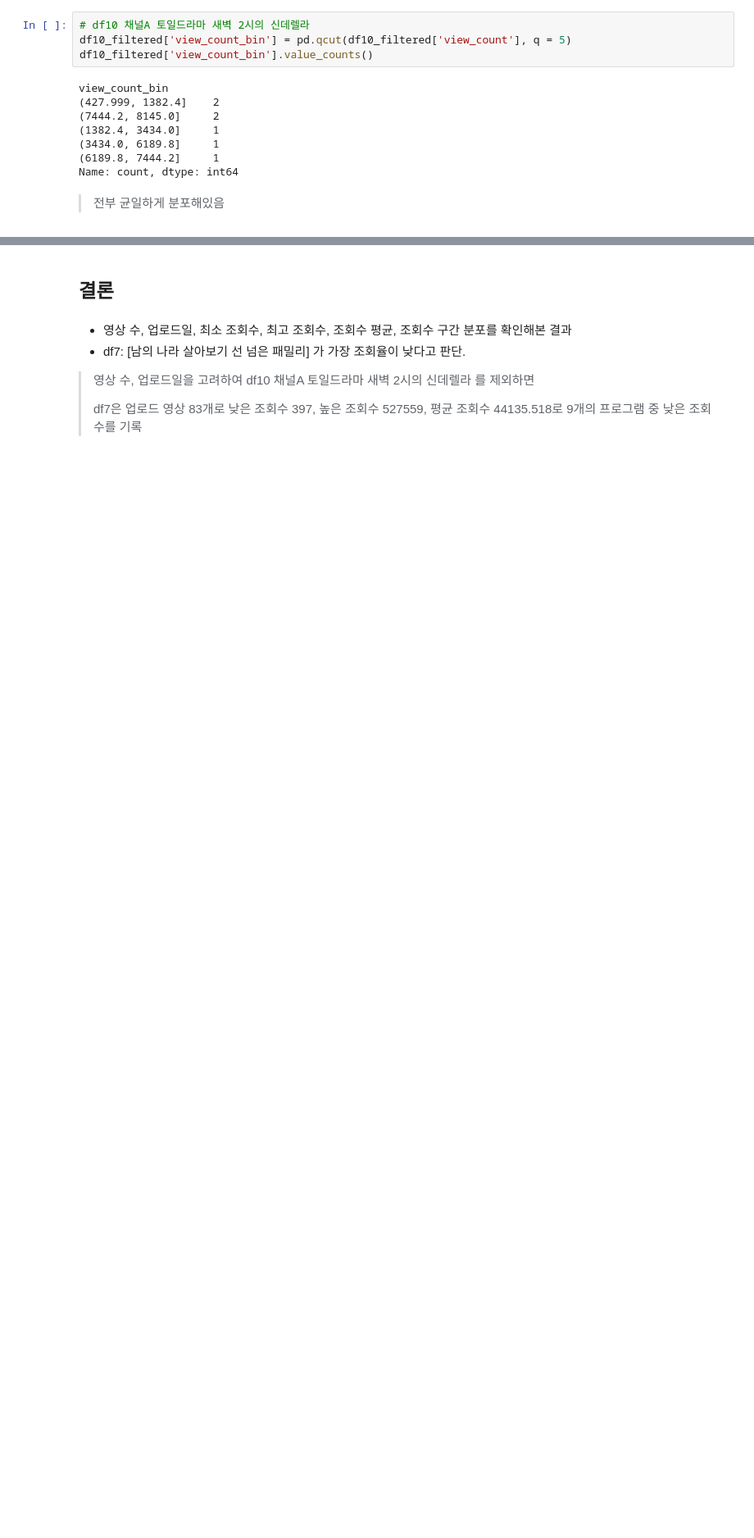
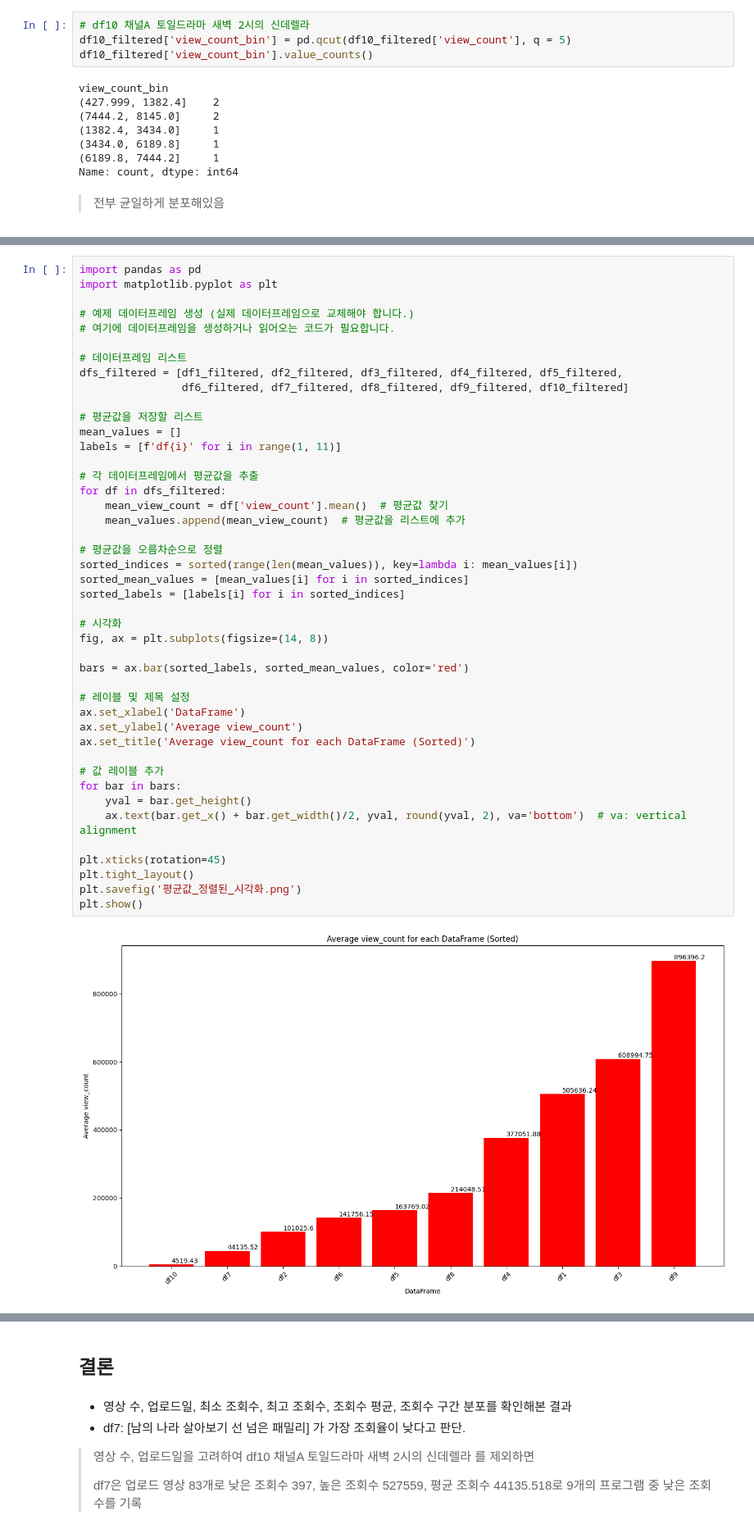
Before and after one commit to cksfuf/youtube_view_count, a Jupyter notebook: view_count.ipynb, the cells around one changed output, grey strips where cells are left out. Shown at 82% size. Cells and saved outputs as stored; diff of their text form; blank space fills up the shorter version.

```diff
--- a/view_count.ipynb
+++ b/view_count.ipynb
@@ -544 +618,47 @@ Name: count, dtype: int64
+# %%
+import pandas as pd
+import matplotlib.pyplot as plt
+
+# 예제 데이터프레임 생성 (실제 데이터프레임으로 교체해야 합니다.)
+# 여기에 데이터프레임을 생성하거나 읽어오는 코드가 필요합니다.
+
+# 데이터프레임 리스트
+dfs_filtered = [df1_filtered, df2_filtered, df3_filtered, df4_filtered, df5_filtered,
+                df6_filtered, df7_filtered, df8_filtered, df9_filtered, df10_filtered]
+
+# 평균값을 저장할 리스트
+mean_values = []
+labels = [f'df{i}' for i in range(1, 11)]
+
+# 각 데이터프레임에서 평균값을 추출
+for df in dfs_filtered:
+    mean_view_count = df['view_count'].mean()  # 평균값 찾기
+    mean_values.append(mean_view_count)  # 평균값을 리스트에 추가
+
+# 평균값을 오름차순으로 정렬
+sorted_indices = sorted(range(len(mean_values)), key=lambda i: mean_values[i])
+sorted_mean_values = [mean_values[i] for i in sorted_indices]
+sorted_labels = [labels[i] for i in sorted_indices]
+
+# 시각화
+fig, ax = plt.subplots(figsize=(14, 8))
+
+bars = ax.bar(sorted_labels, sorted_mean_values, color='red')
+
+# 레이블 및 제목 설정
+ax.set_xlabel('DataFrame')
+ax.set_ylabel('Average view_count')
+ax.set_title('Average view_count for each DataFrame (Sorted)')
+
+# 값 레이블 추가
+for bar in bars:
+    yval = bar.get_height()
+    ax.text(bar.get_x() + bar.get_width()/2, yval, round(yval, 2), va='bottom')  # va: vertical alignment
+
+plt.xticks(rotation=45)
+plt.tight_layout()
+plt.savefig('평균값_정렬된_시각화.png')
+plt.show()
+# %% [output]
+[figure, added]
 # %%
```
Also changed, not shown: parts of 13 cells of this notebook, 23 other files.
